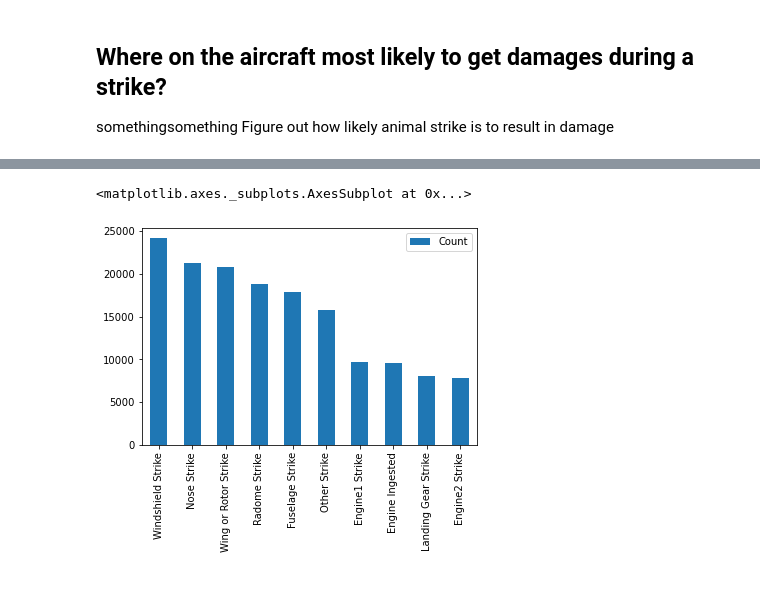
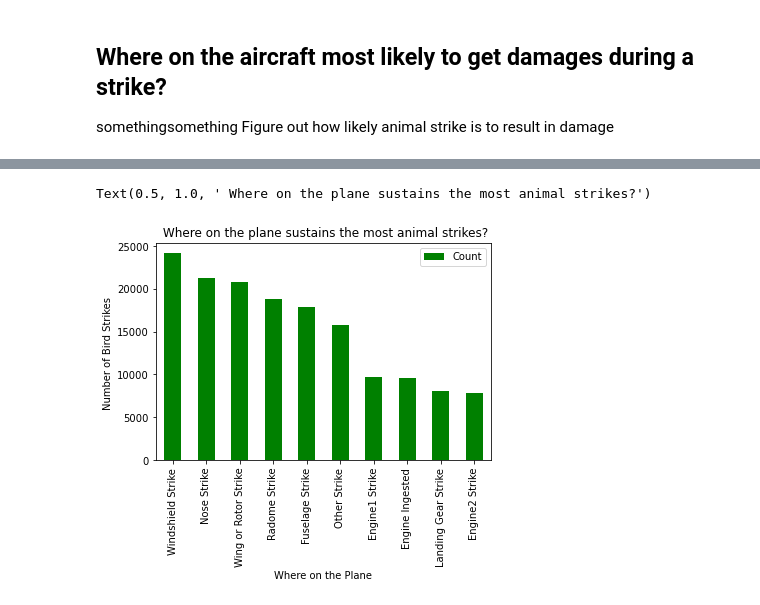
Before and after one commit to jagnoor/Aircraft-Wildlife-Strikes, a Jupyter notebook: planeVsBird_2.ipynb, the cells around one changed output, grey strips where cells are left out. Saved outputs shown, nothing was run; the diff lists cells and outputs as text; code cells hidden in the pictures.

Commit message:
graphing % of strikes resulting in damamge. adding labels/titles. *not* fit for merging

```diff
--- a/planeVsBird_2.ipynb
+++ b/planeVsBird_2.ipynb
@@ -227,4 +246,4 @@ pies.legend(loc='center left', bbox_to_anchor=(.95, .75)) #move legend off the p
 somethingsomething
 Figure out how likely animal strike is to result in damage
 # %%
-damage_subset_df = df[["Airport ID","Radome Strike","Radome Damage","Windshield Strike","Windshield Damage","Nose Strike","Nose Damage","Engine1 Strike","Engine1 Damage","Engine2 Strike","Engine2 Damage","Engine3 Strike","Engine3 Damage","Engine4 Strike","Engine4 Damage","Engine Ingested","Propeller Strike","Propeller Damage","Wing or Rotor Strike","Wing or Rotor Damage","Fuselage Strike","Fuselage Damage","Landing Gear Strike","Landing Gear Damage","Tail Strike","Tail Damage","Lights Strike","Lights Damage","Other Strike","Other Damage"]]
+damage_subset_df = df[["Airport ID","Species Quantity","Fatalities","Injuries","Aircraft Damage","Radome Strike","Radome Damage","Windshield Strike","Windshield Damage","Nose Strike","Nose Damage","Engine1 Strike","Engine1 Damage","Engine2 Strike","Engine2 Damage","Engine3 Strike","Engine3 Damage","Engine4 Strike","Engine4 Damage","Engine Ingested","Propeller Strike","Propeller Damage","Wing or Rotor Strike","Wing or Rotor Damage","Fuselage Strike","Fuselage Damage","Landing Gear Strike","Landing Gear Damage","Tail Strike","Tail Damage","Lights Strike","Lights Damage","Other Strike","Other Damage"]]
@@ -235,11 +262,16 @@ stk_dmg_totals.rename(columns={0:"Count"}, inplace =True)  #rename column
 # %%
 orderd_stk_dmg=stk_dmg_totals.sort_values("Count",ascending=False)
 #stk_dmg_totals.loc[stk_dmg_totals.index=="Nose Strike"]
 #graph the top 10 places to be struck TODO  add labels and make pretty
 #TODO graph the top 10 places to receive damage add labels and make pretty
-#TODO figure out % of strikes resulting in damage.
+#TODO figure out % of strikes resulting in damage. graph this
 #TODO figure out % of strikes resuling in injuries or fatalities
-orderd_stk_dmg[0:10].plot(kind="bar")
+
+#plot the top 10 places on a the plan struck by animals
+orderd_stk_dmg[0:10].plot(kind="bar", color="green")
+plt.xlabel('Where on the Plane') # Label the x axis
+plt.ylabel("Number of Bird Strikes ")  # Label the y axis
+plt.title("Where on the plane sustains the most animal strikes? (top 10 graphed)")
 # %% [output]
-<matplotlib.axes._subplots.AxesSubplot at 0x...>
+Text(0.5, 1.0, ' Where on the plane sustains the most animal strikes?')
-[figure, old version]
+[figure, new version]
```
Also changed, not shown: parts of 9 cells of this notebook.
